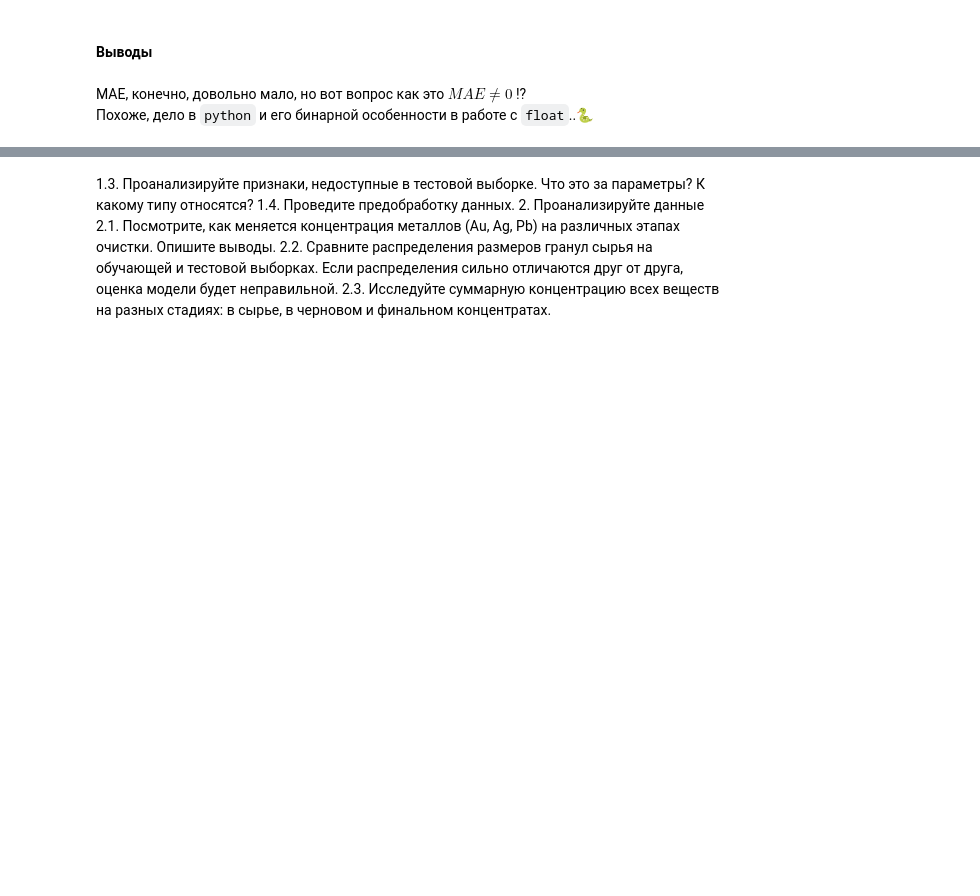
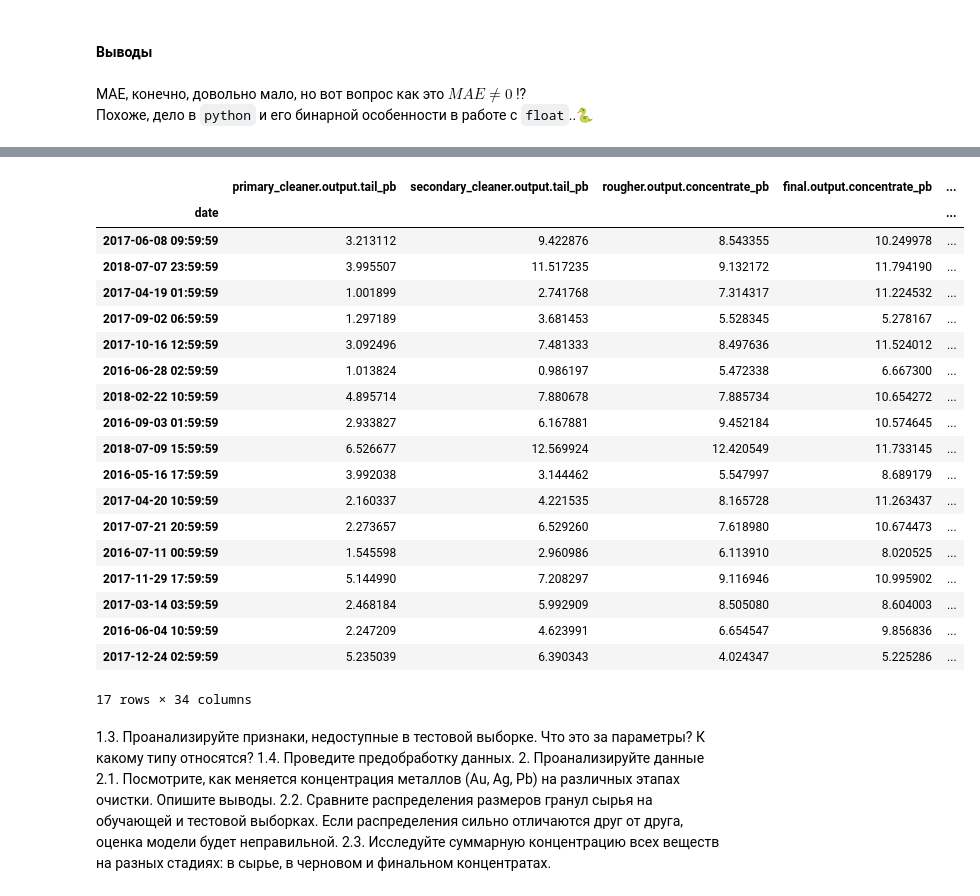
Before and after one commit to zabelin-ds/practicum, a Jupyter notebook: 09_project/09_project.ipynb, the cells around one changed output, grey strips where cells are left out. Saved outputs shown, nothing was run; the diff lists cells and outputs as text; code cells hidden in the pictures; blank space fills up the shorter version.

```diff
--- a/09_project/09_project.ipynb
+++ b/09_project/09_project.ipynb
@@ -466,0 +583,9 @@ MAE, конечно, довольно мало, но вот вопрос как
+# %%
+not_in_test = list(
+        set(gold_recovery_train.columns)
+        - set(gold_recovery_test.columns)
+    )
+display(
+    len(not_in_test),
+    not_in_test
+)
@@ -467,3 +611,28 @@ MAE, конечно, довольно мало, но вот вопрос как
+# %%
+display(
+    gold_recovery_full.loc[: , not_in_test].sample(17)
+)
+# %% [output]
+|  | primary_cleaner.output.tail_pb | secondary_cleaner.output.tail_pb | rougher.output.concentrate_pb | final.output.concentrate_pb | ... |
+| date |  |  |  |  | ... |
+| 2017-06-08 09:59:59 | 3.213112 | 9.422876 | 8.543355 | 10.249978 | ... |
+| 2018-07-07 23:59:59 | 3.995507 | 11.517235 | 9.132172 | 11.794190 | ... |
+| 2017-04-19 01:59:59 | 1.001899 | 2.741768 | 7.314317 | 11.224532 | ... |
+| 2017-09-02 06:59:59 | 1.297189 | 3.681453 | 5.528345 | 5.278167 | ... |
+| 2017-10-16 12:59:59 | 3.092496 | 7.481333 | 8.497636 | 11.524012 | ... |
+| 2016-06-28 02:59:59 | 1.013824 | 0.986197 | 5.472338 | 6.667300 | ... |
+| 2018-02-22 10:59:59 | 4.895714 | 7.880678 | 7.885734 | 10.654272 | ... |
+| 2016-09-03 01:59:59 | 2.933827 | 6.167881 | 9.452184 | 10.574645 | ... |
+| 2018-07-09 15:59:59 | 6.526677 | 12.569924 | 12.420549 | 11.733145 | ... |
+| 2016-05-16 17:59:59 | 3.992038 | 3.144462 | 5.547997 | 8.689179 | ... |
+| 2017-04-20 10:59:59 | 2.160337 | 4.221535 | 8.165728 | 11.263437 | ... |
+| 2017-07-21 20:59:59 | 2.273657 | 6.529260 | 7.618980 | 10.674473 | ... |
+| 2016-07-11 00:59:59 | 1.545598 | 2.960986 | 6.113910 | 8.020525 | ... |
+| 2017-11-29 17:59:59 | 5.144990 | 7.208297 | 9.116946 | 10.995902 | ... |
+| 2017-03-14 03:59:59 | 2.468184 | 5.992909 | 8.505080 | 8.604003 | ... |
+| 2016-06-04 10:59:59 | 2.247209 | 4.623991 | 6.654547 | 9.856836 | ... |
+| 2017-12-24 02:59:59 | 5.235039 | 6.390343 | 4.024347 | 5.225286 | ... |
+17 rows × 34 columns
 # %% [markdown]
 
 
```
Also changed, not shown: parts of 22 cells of this notebook.
